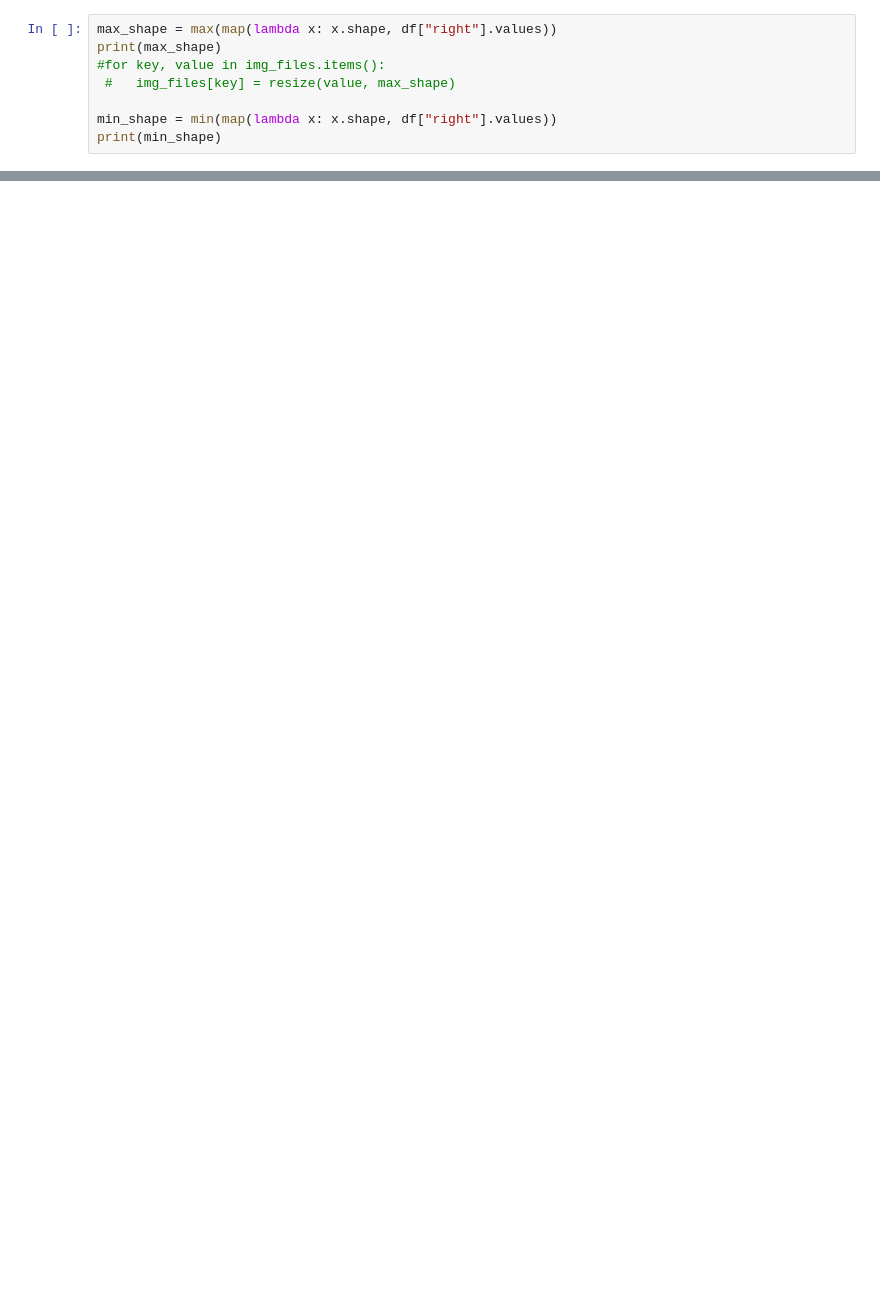
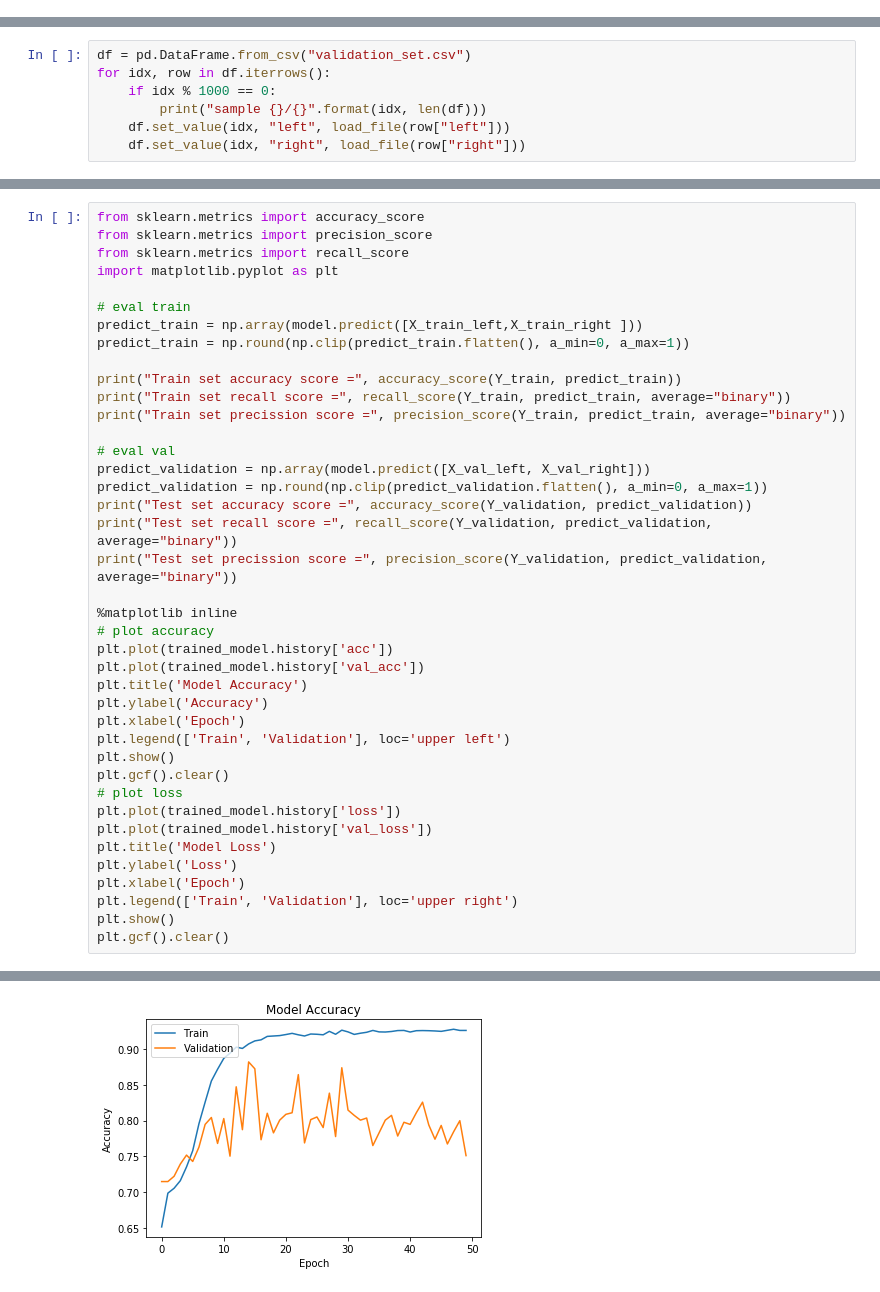
Before and after one commit to Mieloch/piro_1, a Jupyter notebook: cnn_on_unprocessed_data_set.ipynb, the cells around one changed output, grey strips where cells are left out. Drawn from its saved outputs; the diff is of its cells as text; blank space fills up the shorter version.

```diff
--- a/cnn_on_unprocessed_data_set.ipynb
+++ b/cnn_on_unprocessed_data_set.ipynb
@@ -54,8 +0,0 @@ data set size after augmentation = 780
-# %%
-max_shape = max(map(lambda x: x.shape, df["right"].values))
-print(max_shape)
-#for key, value in img_files.items():
- #   img_files[key] = resize(value, max_shape)
-
-min_shape = min(map(lambda x: x.shape, df["right"].values))
-print(min_shape)
@@ -147,0 +34,7 @@ KeyboardInterrupt:
+# %%
+df = pd.DataFrame.from_csv("validation_set.csv")
+for idx, row in df.iterrows():
+    if idx % 1000 == 0:
+        print("sample {}/{}".format(idx, len(df)))
+    df.set_value(idx, "left", load_file(row["left"]))
+    df.set_value(idx, "right", load_file(row["right"]))
@@ -147,0 +157,41 @@ KeyboardInterrupt:
+# %%
+from sklearn.metrics import accuracy_score
+from sklearn.metrics import precision_score
+from sklearn.metrics import recall_score
+import matplotlib.pyplot as plt
+
+# eval train
+predict_train = np.array(model.predict([X_train_left,X_train_right ]))
+predict_train = np.round(np.clip(predict_train.flatten(), a_min=0, a_max=1))
+
+print("Train set accuracy score =", accuracy_score(Y_train, predict_train))
+print("Train set recall score =", recall_score(Y_train, predict_train, average="binary"))
+print("Train set precission score =", precision_score(Y_train, predict_train, average="binary"))
+
+# eval val
+predict_validation = np.array(model.predict([X_val_left, X_val_right]))
+predict_validation = np.round(np.clip(predict_validation.flatten(), a_min=0, a_max=1))
+print("Test set accuracy score =", accuracy_score(Y_validation, predict_validation))
+print("Test set recall score =", recall_score(Y_validation, predict_validation, average="binary"))
+print("Test set precission score =", precision_score(Y_validation, predict_validation, average="binary"))
+
+%matplotlib inline
+# plot accuracy
+plt.plot(trained_model.history['acc'])
+plt.plot(trained_model.history['val_acc'])
+plt.title('Model Accuracy')
+plt.ylabel('Accuracy')
+plt.xlabel('Epoch')
+plt.legend(['Train', 'Validation'], loc='upper left')
+plt.show()
+plt.gcf().clear()
+# plot loss
+plt.plot(trained_model.history['loss'])
+plt.plot(trained_model.history['val_loss'])
+plt.title('Model Loss')
+plt.ylabel('Loss')
+plt.xlabel('Epoch')
+plt.legend(['Train', 'Validation'], loc='upper right')
+plt.show()
+plt.gcf().clear()
+# %% [output]
@@ -147,0 +204 @@ KeyboardInterrupt:
+[figure, added]
```
Also changed, not shown: parts of 8 cells of this notebook, 3 other files.
